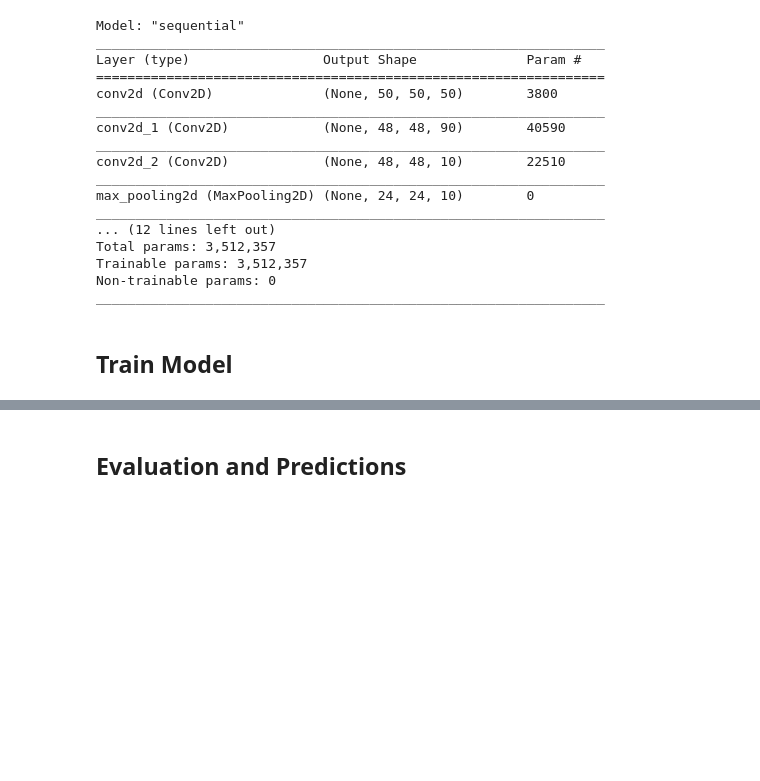
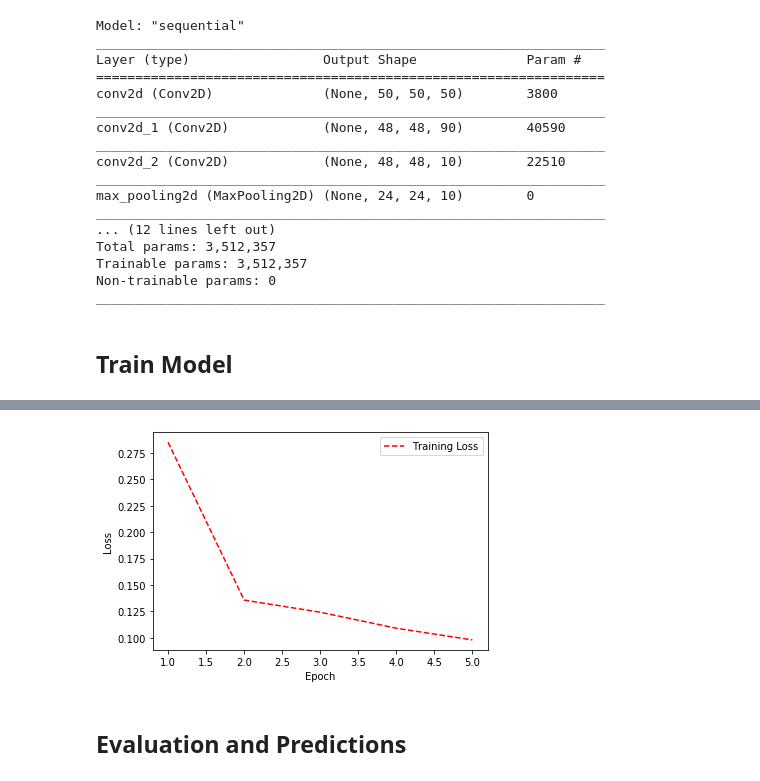
Before and after one commit to lai-la/MalariaProject, a Jupyter notebook: malaria_project_custom_implementation.ipynb, the cells around one changed output, grey strips where cells are left out. Drawn from its saved outputs; the diff is of its cells as text; code cells hidden in the pictures; blank space fills up the shorter version.

Commit message:
done training with augmented data

```diff
--- a/malaria_project_custom_implementation.ipynb
+++ b/malaria_project_custom_implementation.ipynb
@@ -124,6 +124,7 @@ def load_data(path):
         '''
 
         clazzes = os.listdir(path)
+        clazzes.sort()
         clazz_data = dict()
         for clazz, label in zip(clazzes, range(len(clazzes))):
             clazz_data.update({(clazz, label) : (os.listdir(path + "/" + clazz))})
@@ -502,2 +515,15 @@ model_1.save('03_my_model.h5')
+# %%
+training_loss = history.history['loss']
+# Create count of the number of epochs
+epoch_count = range(1, len(training_loss) + 1)
+# Visualize loss history
+plt.plot(epoch_count, training_loss, 'r--')
+#plt.plot(epoch_count, test_loss, 'b-')
+plt.legend(['Training Loss'])
+plt.xlabel('Epoch')
+plt.ylabel('Loss')
+plt.show();
+# %% [output]
+[figure, added]
 # %% [markdown]
 ## Evaluation and Predictions
```
Also changed, not shown: parts of 11 cells of this notebook.
